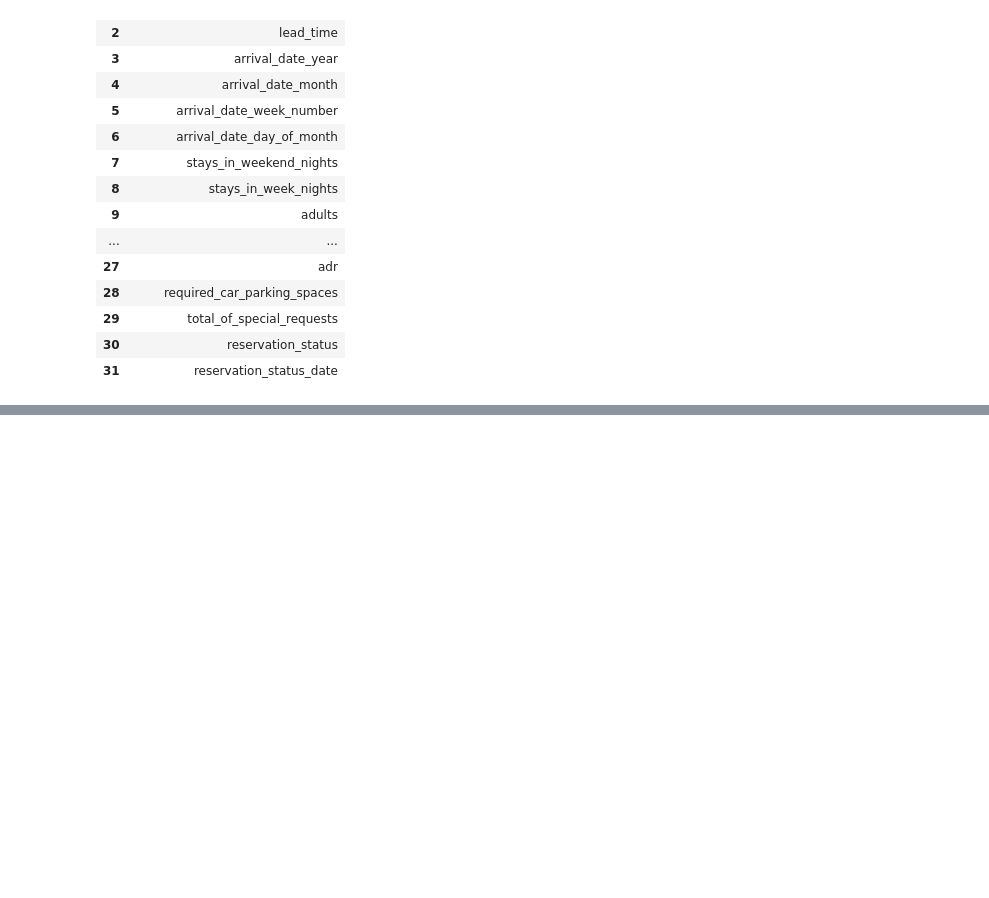
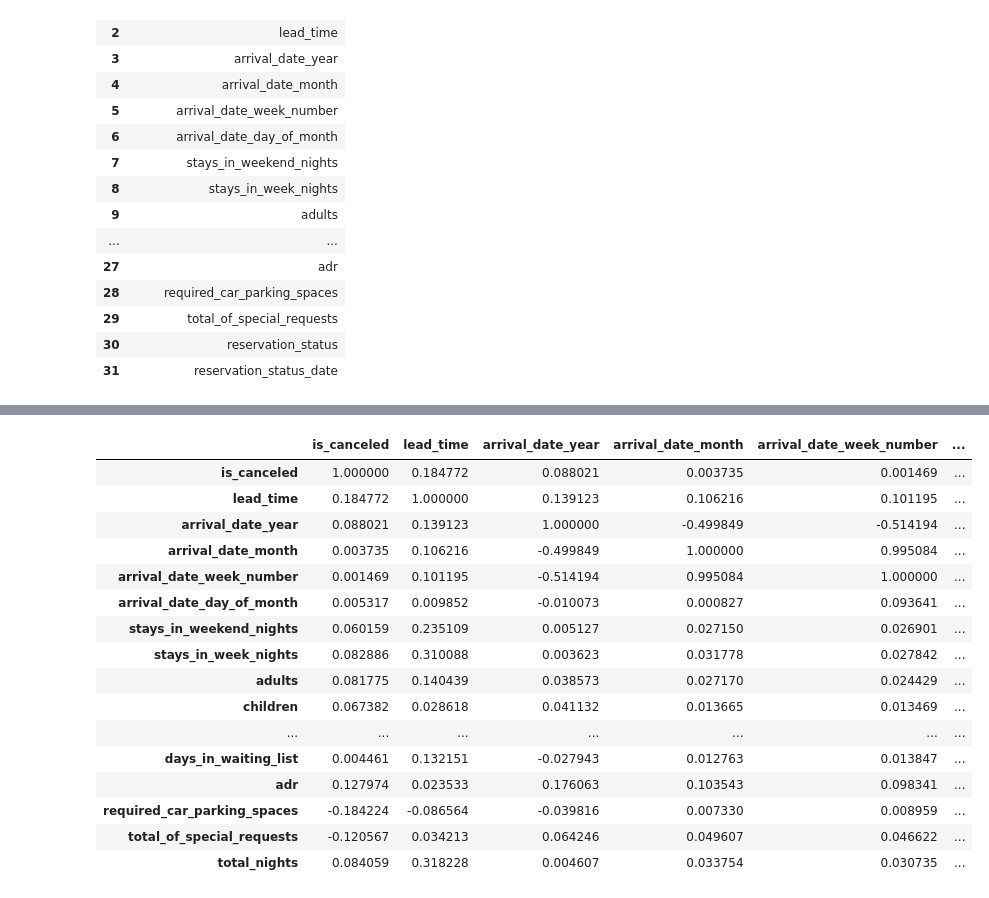
Before and after one commit to mhmmd-aziz/ML, a Jupyter notebook: week1/Pandas_Basic_EDA.ipynb, the cells around one changed output, grey strips where cells are left out. Drawn from its saved outputs; the diff is of its cells as text; code cells hidden in the pictures; blank space fills up the shorter version.

```diff
--- a/week1/Pandas_Basic_EDA.ipynb
+++ b/week1/Pandas_Basic_EDA.ipynb
@@ -361,0 +466,2 @@ df_clumns
+# %%
+dataframenew['is_repeated_guest_category'] = dataframenew['is_repeated_guest'].apply(lambda x:'yes' if x== 1 else 'no')
@@ -361,0 +504,6 @@ df_clumns
+# %%
+dataframenew['reservation_status_date'] = pd.to_datetime(dataframenew['reservation_status_date'])#string to bject datetime
+# Mengekstrak nama bulan dari tanggal tersebut.
+dataframenew['month_of_reservation_status'] = dataframenew['reservation_status_date'].dt.month_name()
+
+dataframenew[['month_of_reservation_status','reservation_status_date']].sample(7)
@@ -361,0 +549,9 @@ df_clumns
+# %%
+#map
+month_mapping = {
+    'January': 1, 'February': 2, 'March': 3,
+    'April': 4, 'May': 5, 'June': 6,
+    'July': 7, 'August': 8, 'September': 9,
+    'October': 10, 'November': 11, 'December': 12
+}
+dataframenew['arrival_date_month'] = dataframenew['arrival_date_month'].map(month_mapping)
@@ -361,0 +635,2 @@ df_clumns
+# %%
+numerical_columns = dataframenew.select_dtypes(include=['float64', 'int64']).columns.to_list()
@@ -361,0 +723,20 @@ df_clumns
+# %%
+dataframenew[numerical_columns].corr()
+# %% [output]
+|  | is_canceled | lead_time | arrival_date_year | arrival_date_month | arrival_date_week_number | ... |
+| is_canceled | 1.000000 | 0.184772 | 0.088021 | 0.003735 | 0.001469 | ... |
+| lead_time | 0.184772 | 1.000000 | 0.139123 | 0.106216 | 0.101195 | ... |
+| arrival_date_year | 0.088021 | 0.139123 | 1.000000 | -0.499849 | -0.514194 | ... |
+| arrival_date_month | 0.003735 | 0.106216 | -0.499849 | 1.000000 | 0.995084 | ... |
+| arrival_date_week_number | 0.001469 | 0.101195 | -0.514194 | 0.995084 | 1.000000 | ... |
+| arrival_date_day_of_month | 0.005317 | 0.009852 | -0.010073 | 0.000827 | 0.093641 | ... |
+| stays_in_weekend_nights | 0.060159 | 0.235109 | 0.005127 | 0.027150 | 0.026901 | ... |
+| stays_in_week_nights | 0.082886 | 0.310088 | 0.003623 | 0.031778 | 0.027842 | ... |
+| adults | 0.081775 | 0.140439 | 0.038573 | 0.027170 | 0.024429 | ... |
+| children | 0.067382 | 0.028618 | 0.041132 | 0.013665 | 0.013469 | ... |
+| ... | ... | ... | ... | ... | ... | ... |
+| days_in_waiting_list | 0.004461 | 0.132151 | -0.027943 | 0.012763 | 0.013847 | ... |
+| adr | 0.127974 | 0.023533 | 0.176063 | 0.103543 | 0.098341 | ... |
+| required_car_parking_spaces | -0.184224 | -0.086564 | -0.039816 | 0.007330 | 0.008959 | ... |
+| total_of_special_requests | -0.120567 | 0.034213 | 0.064246 | 0.049607 | 0.046622 | ... |
+| total_nights | 0.084059 | 0.318228 | 0.004607 | 0.033754 | 0.030735 | ... |
```
Also changed, not shown: parts of 37 cells of this notebook.
